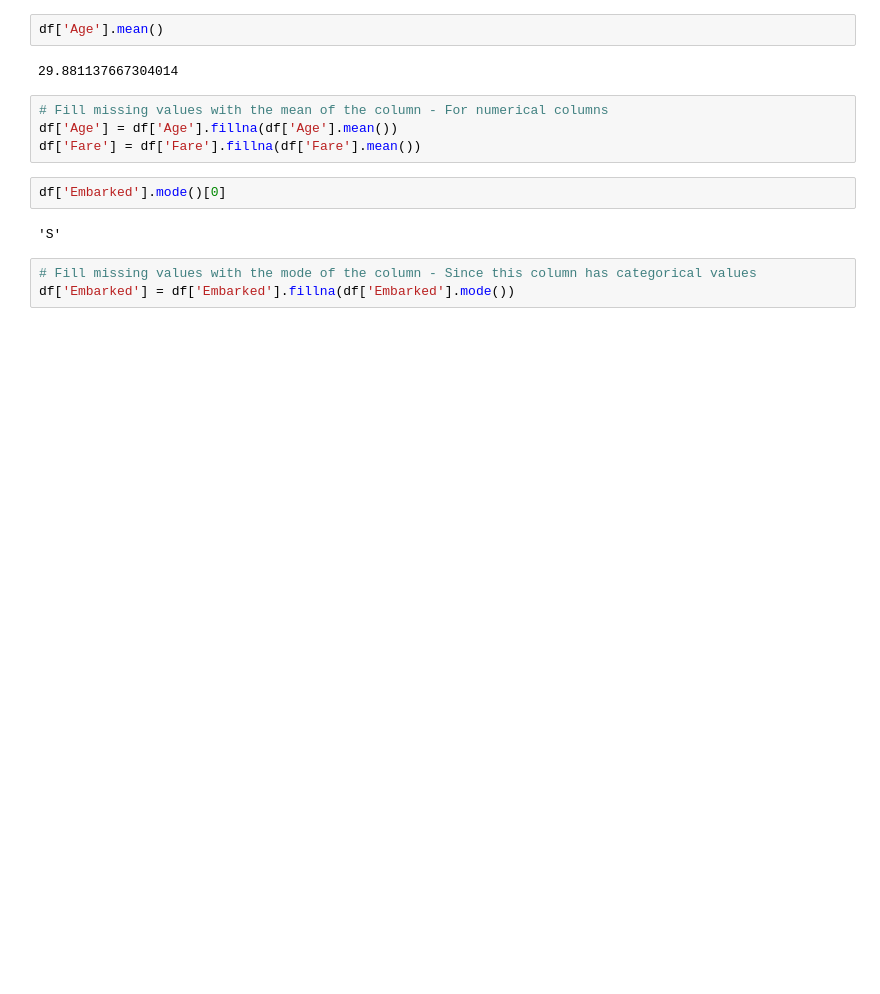
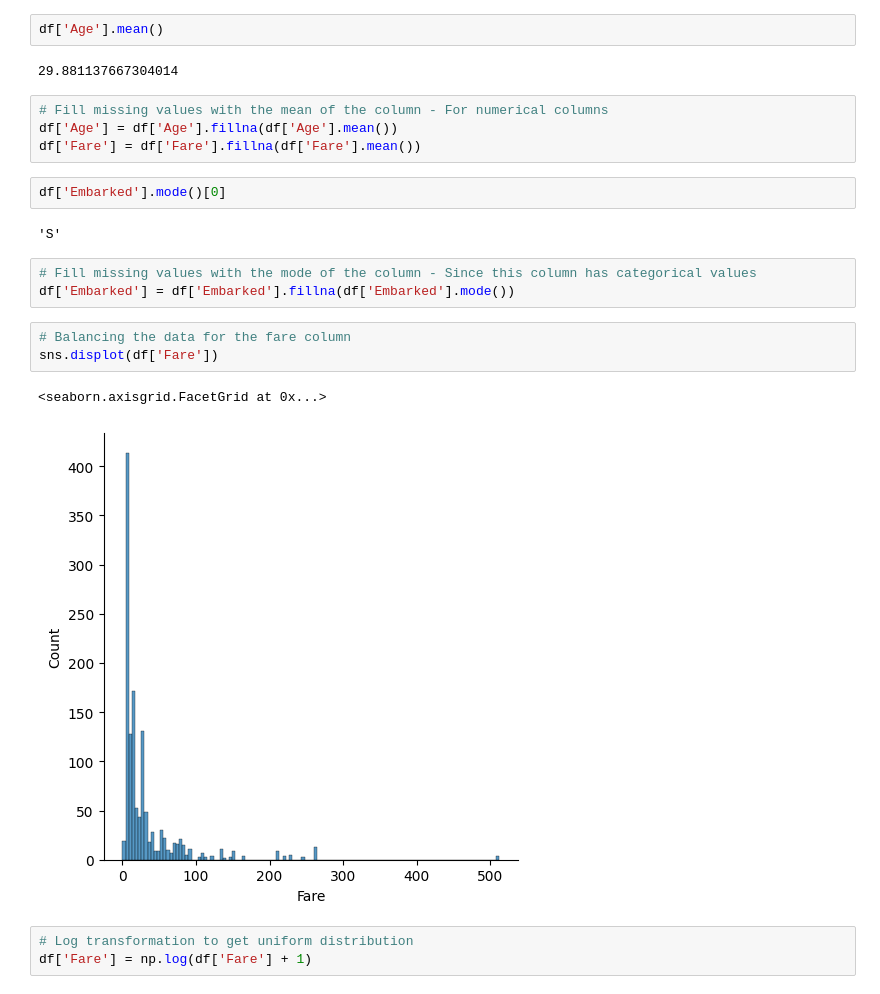
Before and after one commit to BhavyaT-135/Python-ML-Bootcamp, a Jupyter notebook: 02_titanic_dataset_analysis/titanic_dataset.ipynb, the cells around one changed output. Saved outputs shown, nothing was run; the diff lists cells and outputs as text; blank space fills up the shorter version.

Commit message:
✨ Data preprocessing - titanic dataset

```diff
--- a/02_titanic_dataset_analysis/titanic_dataset.ipynb
+++ b/02_titanic_dataset_analysis/titanic_dataset.ipynb
@@ -182,3 +180,12 @@ df['Embarked'].mode()[0]
 # %%
 # Fill missing values with the mode of the column - Since this column has categorical values
 df['Embarked'] = df['Embarked'].fillna(df['Embarked'].mode())
+# %%
+# Balancing the data for the fare column
+sns.displot(df['Fare'])
+# %% [output]
+<seaborn.axisgrid.FacetGrid at 0x...>
+[figure, added]
+# %%
+# Log transformation to get uniform distribution
+df['Fare'] = np.log(df['Fare'] + 1)
```
Also changed, not shown: parts of 3 cells of this notebook.
